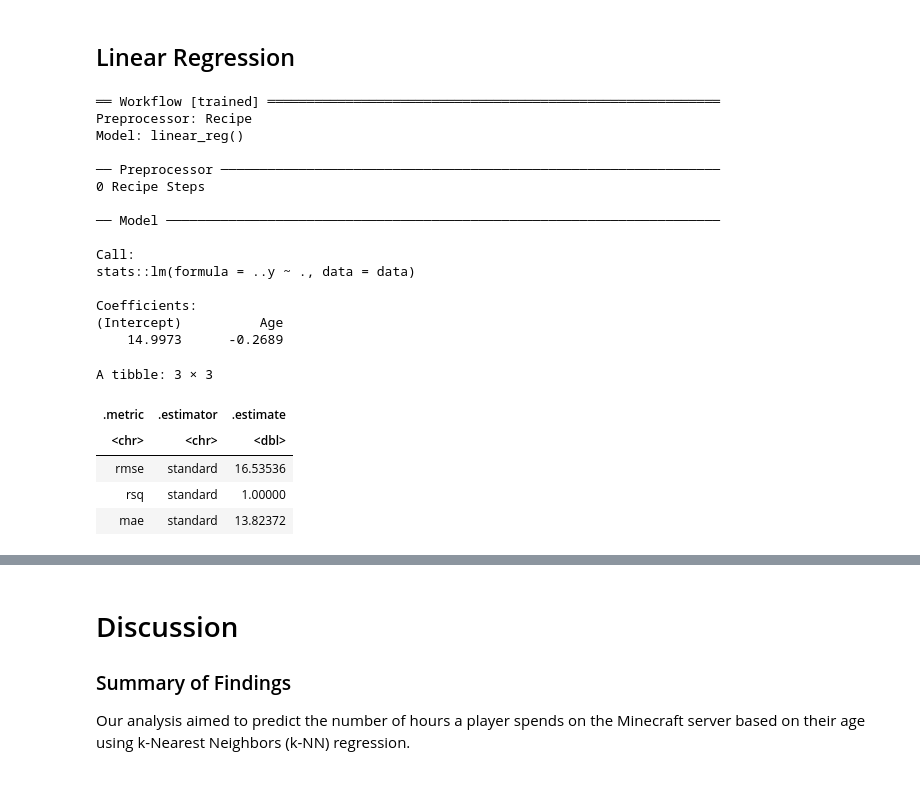
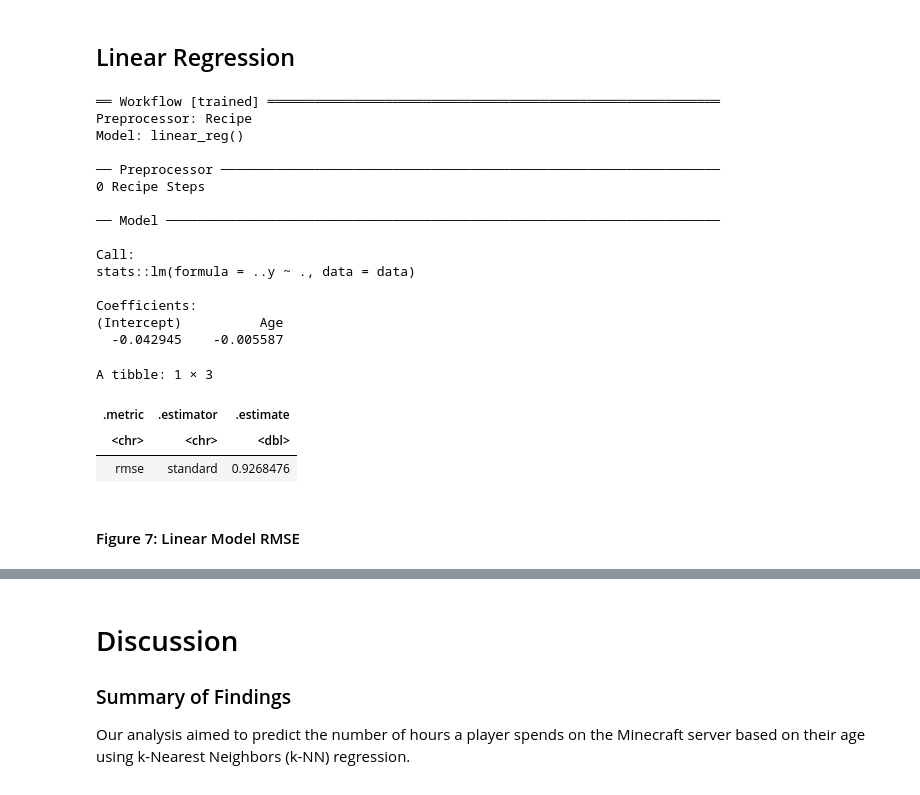
Before and after one commit to Warren-2003/dsci-100-2025w1-group-27, a Jupyter notebook: Project Final Report.ipynb, the cells around one changed output, grey strips where cells are left out. Cells and saved outputs as stored; diff of their text form; code cells hidden in the pictures.

Commit message:
Addressed Linear Regression Log Transformation Error

```diff
--- a/Project Final Report.ipynb
+++ b/Project Final Report.ipynb
@@ -216,11 +210,17 @@ players_plot
 # %% [markdown]
 ## Linear Regression
 # %%
+set.seed(11)
+
+players_split <- initial_split(players_wrangled, prop = 0.75, strata = played_hours)
+players_train <- training(players_split) |> mutate(played_hours_log = log10(played_hours))
+players_test <- testing(players_split) |> mutate(played_hours_log = log10(played_hours))
+
 lm_spec <- linear_reg() |>
   set_engine("lm") |>
   set_mode("regression")
 
-lm_recipe <- recipe(played_hours ~ Age, data = players_train)
+lm_recipe <- recipe(played_hours_log ~ Age, data = players_train)
 
 lm_fit <- workflow() |>
   add_recipe(lm_recipe) |>
@@ -243,21 +243,22 @@ stats::lm(formula = ..y ~ ., data = data)
 
 Coefficients:
 (Intercept)          Age
-    14.9973      -0.2689
+  -0.042945    -0.005587
 # %%
 lm_test_results <- lm_fit |>
   predict(players_test) |>
   bind_cols(players_test) |>
-  metrics(truth = Age, estimate = .pred)
+  metrics(truth = played_hours_log, estimate = .pred) |>
+  filter(.metric == "rmse")
 
 lm_test_results
 # %% [output]
-A tibble: 3 × 3
+A tibble: 1 × 3
 | .metric | .estimator | .estimate |
 | <chr> | <chr> | <dbl> |
-| rmse | standard | 16.53536 |
-| rsq | standard | 1.00000 |
-| mae | standard | 13.82372 |
+| rmse | standard | 0.9268476 |
+# %% [markdown]
+#### Figure 7: Linear Model RMSE
 # %%
 played_hours_prediction_grid <- tibble(
     Age = c(
```
Also changed, not shown: parts of 8 cells of this notebook.
